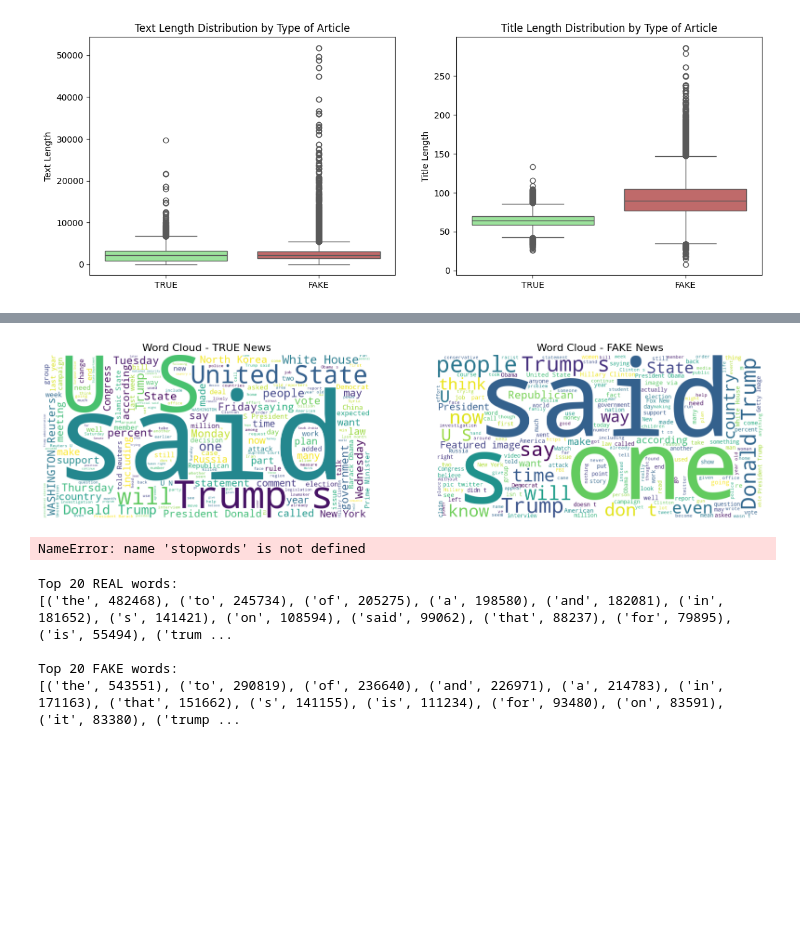
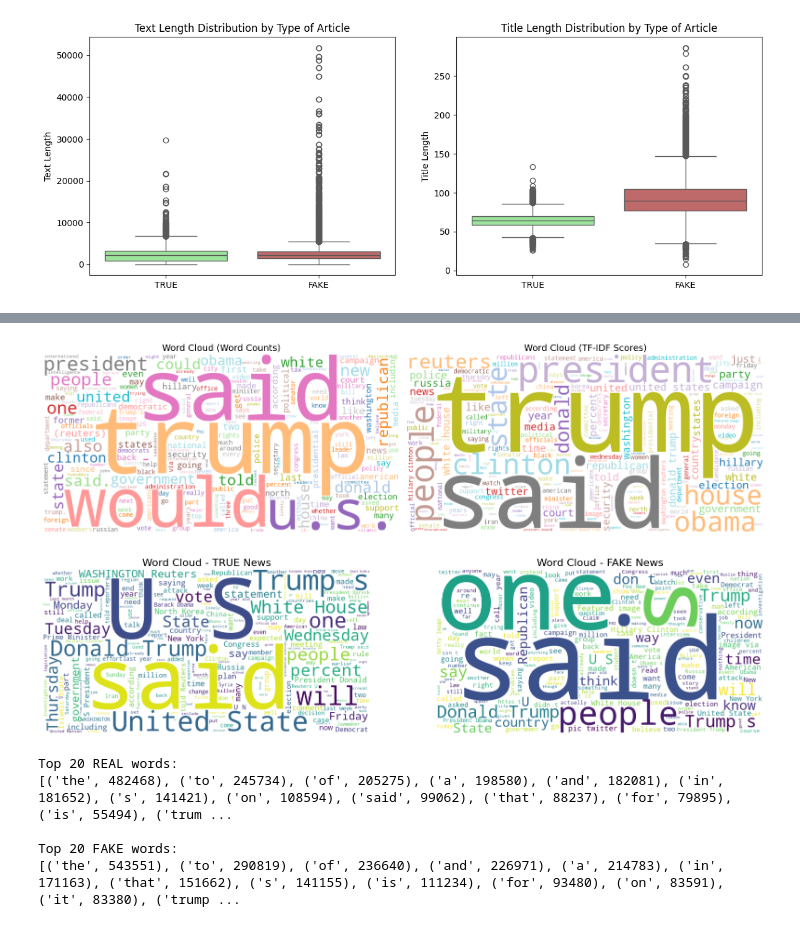
Before and after one commit to marie678/NLP_ensae_2025, a Jupyter notebook: Project/Fake_news_detection.ipynb, the cells around one changed output, grey strips where cells are left out. Cells and saved outputs as stored; diff of their text form; code cells hidden in the pictures; blank space fills up the shorter version.

```diff
--- a/Project/Fake_news_detection.ipynb
+++ b/Project/Fake_news_detection.ipynb
@@ -134,9 +227,32 @@ plt.show()
+# %%
+# generate WordCloud according to word counts
+
+# generate WordCloud according to TF-IDF scores
+# Calculate the sum of the TF-IDF scores for each term across all articles
+sum_tfidf_scores = tfidf_matrix.sum(axis=0)
+# Create a dictionary with words as keys and their total TF-IDF score as values
+word_freq = dict(zip(cols, sum_tfidf_scores))
+wordcloud_tfidf = WordCloud(width=800, height=400, background_color="white", colormap='tab20').generate_from_frequencies(word_freq)
+
+fig, axes = plt.subplots(1, 2, figsize=(16, 8))
+
+# Word Cloud for Word Counts
+axes[0].imshow(wordcloud_counts, interpolation="bilinear")
+axes[0].axis("off")
+axes[0].set_title("Word Cloud (Word Counts)", fontsize=14)
+
+# Word Cloud for TF-IDF Scores
+axes[1].imshow(wordcloud_tfidf, interpolation="bilinear")
+axes[1].axis("off")
+axes[1].set_title("Word Cloud (TF-IDF Scores)", fontsize=14)
+
+plt.tight_layout()
+plt.show()
+# %% [output]
+[figure, added]
 # %%
 # Wordclouds for Fake vs True articles
 
-# join all articles' texts for true and fake news :
-true_text = ' '.join(df[df.label == 'TRUE']['text'])
-fake_text = ' '.join(df[df.label == 'FAKE']['text'])
 
 fig, axes = plt.subplots(1, 2, figsize=(20, 8))
 for ax, (text, title) in zip(axes, [(true_text, "TRUE News"), (fake_text, "FAKE News")]):
@@ -148,20 +264,7 @@ for ax, (text, title) in zip(axes, [(true_text, "TRUE News"), (fake_text, "FAKE
 # plt.tight_layout()
 plt.show()
 # %% [output]
-[figure, old version]
+[figure, new version]
-# %%
-nltk.download('stopwords')
-all_texts = ' '.join([true_text, fake_text])
-
-# Normalize to lowercase and count word frequencies
-words = [word.lower() for word in all_text.split()]
-word_counts = Counter(words)
-
-# Filter out common stopwords (in english)
-stop_words = set(stopwords.words("english"))
-filtered_word_counts = {word: count for word, count in word_counts.items() if word not in stop_words}
-# %% [output]
-NameError: name 'stopwords' is not defined
 # %%
 import re
 
```
Also changed, not shown: parts of 6 cells of this notebook.
